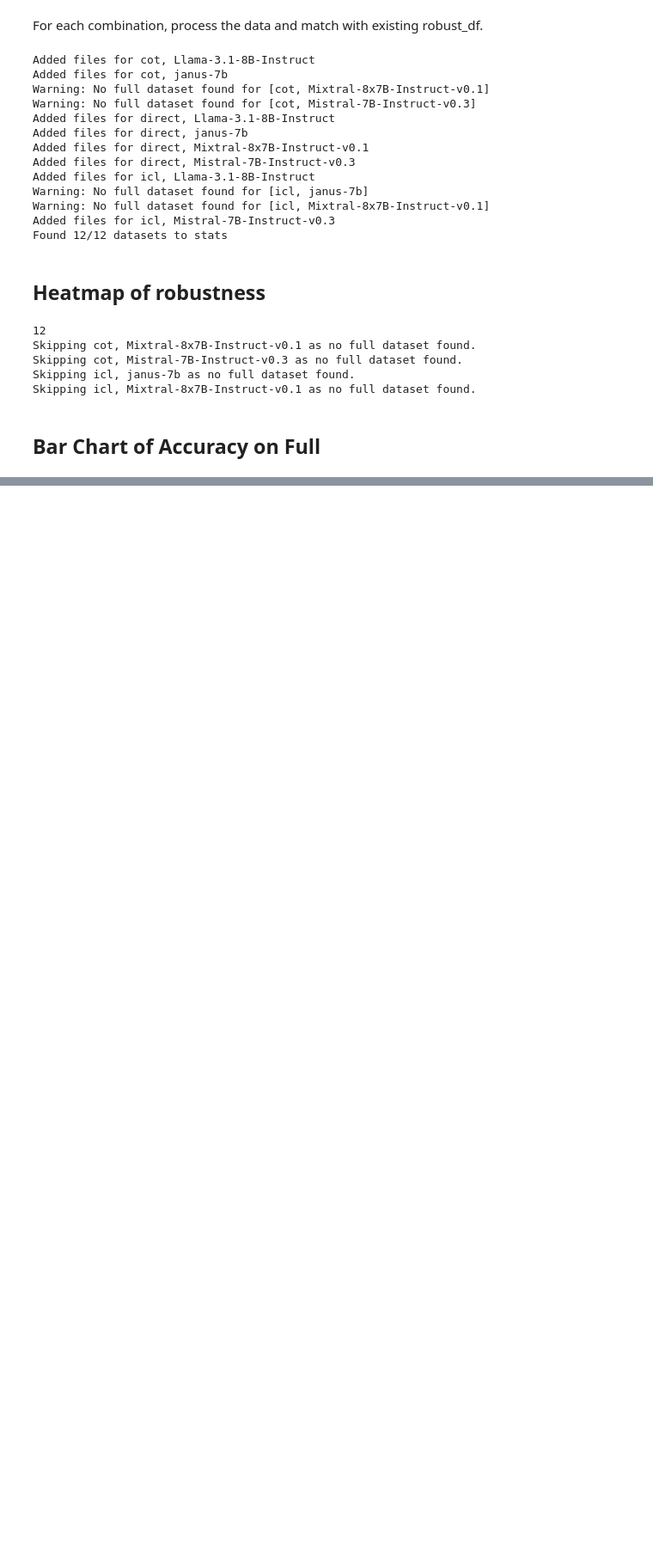
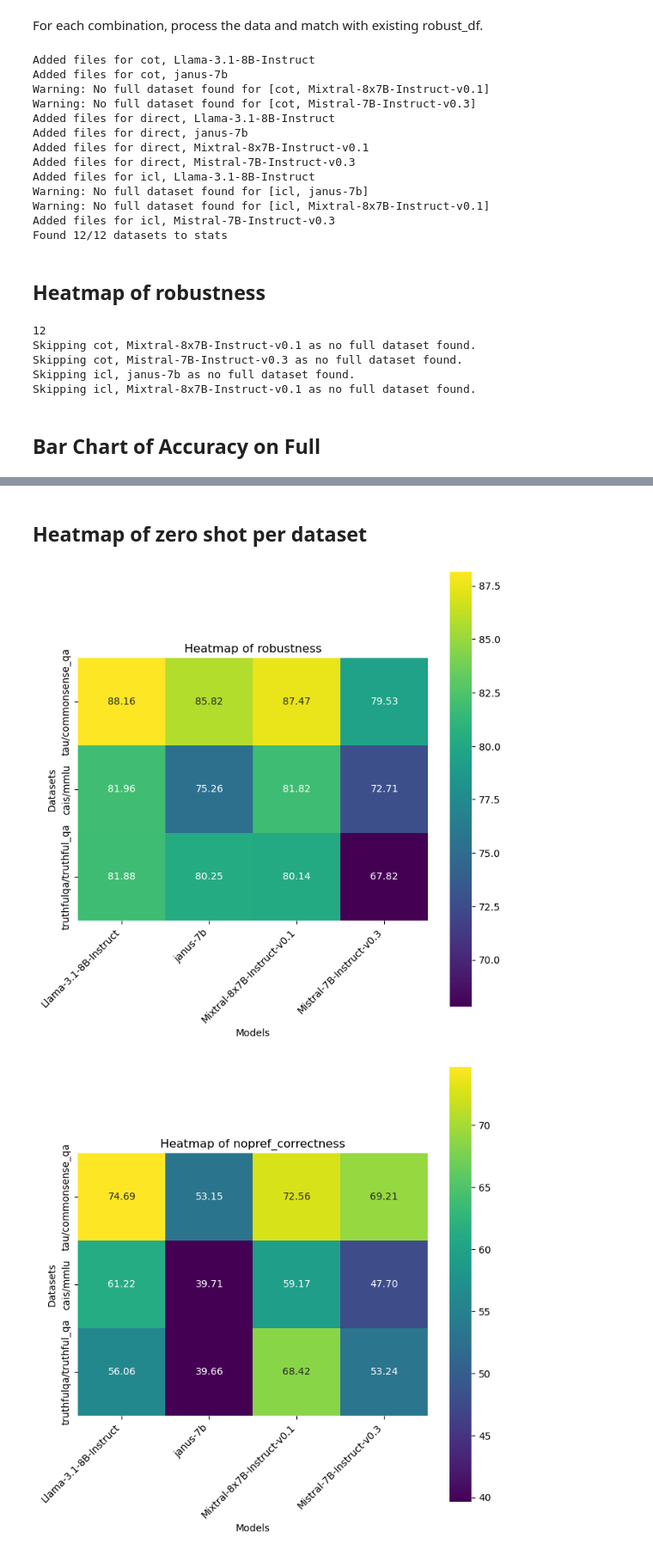
Before and after one commit to chimaobi-okite/pref_aligner, a Jupyter notebook: aggregate.ipynb, the cells around one changed output, grey strips where cells are left out. Shown: that part at 86% size. Drawn from its saved outputs; the diff is of its cells as text; code cells hidden in the pictures; blank space fills up the shorter version.

```diff
--- a/aggregate.ipynb
+++ b/aggregate.ipynb
@@ -402,0 +454,76 @@ for method, model, full_dataset_path in valid_combinations:
+# %% [markdown]
+## Heatmap of zero shot per dataset
+# %%
+# Example definitions (replace with your actual lists)
+
+# Dictionaries to store the difference (dataset performance - full dataset performance)
+robustness_diff = {}
+nopref_diff = {}
+pref_diff = {}
+
+# Loop over each model and compute differences
+for model in MODELS:
+    # Construct the file path for the full dataset
+    full_dataset_path = os.path.join("results", "mcq_results", "relevant", "direct", "full", f"{model}-direct-full.csv")
+
+    # If the file does not exist, assign NaNs for each dataset
+    if not os.path.exists(full_dataset_path):
+        print(f"Warning: Full dataset not found for {model}, skipping computation.")
+        robustness_diff[model] = {ds: np.nan for ds in DATASETS_FULL}
+        nopref_diff[model] = {ds: np.nan for ds in DATASETS_FULL}
+        pref_diff[model] = {ds: np.nan for ds in DATASETS_FULL}
+        continue
+
+    full_df = pd.read_csv(full_dataset_path)
+
+    # Compute overall full dataset metrics
+    full_robustness = full_df.loc[full_df['nopref_correct'] == 1, 'pref_correct'].mean() * 100
+    full_nopref = full_df['nopref_correct'].mean() * 100
+    full_pref = full_df['pref_correct'].mean() * 100
+
+    # Initialize inner dictionaries for the current model
+    robustness_diff[model] = {}
+    nopref_diff[model] = {}
+    pref_diff[model] = {}
+
+    # Compute metrics for each individual dataset and then their differences versus the full dataset
+    for ds in DATASETS_FULL:
+        dataset_df = full_df[full_df["source"] == ds]
+        # Compute dataset metrics (multiplying by 100 to express percentages)
+        ds_robustness = dataset_df.loc[dataset_df['nopref_correct'] == 1, 'pref_correct'].mean() * 100
+        ds_nopref = dataset_df['nopref_correct'].mean() * 100
+        ds_pref = dataset_df['pref_correct'].mean() * 100
+
+        # Calculate differences (dataset - full)
+        robustness_diff[model][ds] = ds_robustness
+        nopref_diff[model][ds] = ds_nopref
+        pref_diff[model][ds] = ds_pref
+
+# Organize each metric difference into a DataFrame.
+# Using .from_dict(..., orient='index') returns rows as models.
+# We then take .T so rows become datasets and columns become models.
+heatmap_data = {
+    "robustness": pd.DataFrame.from_dict(robustness_diff, orient="index").T,
+    "nopref_correctness": pd.DataFrame.from_dict(nopref_diff, orient="index").T,
+    "pref_correctness": pd.DataFrame.from_dict(pref_diff, orient="index").T,
+}
+
+# Now, plot a heatmap for each metric
+for metric, df in heatmap_data.items():
+    plt.figure(figsize=(8, 8))
+    ax = sns.heatmap(df, annot=True, fmt=".2f", cmap="viridis", cbar=True, square=True)
+    # Ensure model names (columns) are rotated for clarity
+    ax.set_xticklabels(ax.get_xticklabels(), rotation=45, ha="right")
+    plt.title(f'Heatmap of {metric}')
+    plt.ylabel("Datasets")
+    plt.xlabel("Models")
+
+    # Create directory if not existing and save the plot
+    figpath = os.path.join(stats_folder, f"{metric}_heatmap.png")
+    os.makedirs(os.path.dirname(figpath), exist_ok=True)
+    plt.savefig(figpath, dpi=300)
+    plt.show()
+    plt.close()
+# %% [output]
+[figure, added]
+[figure, added]
```
Also changed, not shown: parts of 5 cells of this notebook, 11 other files.
